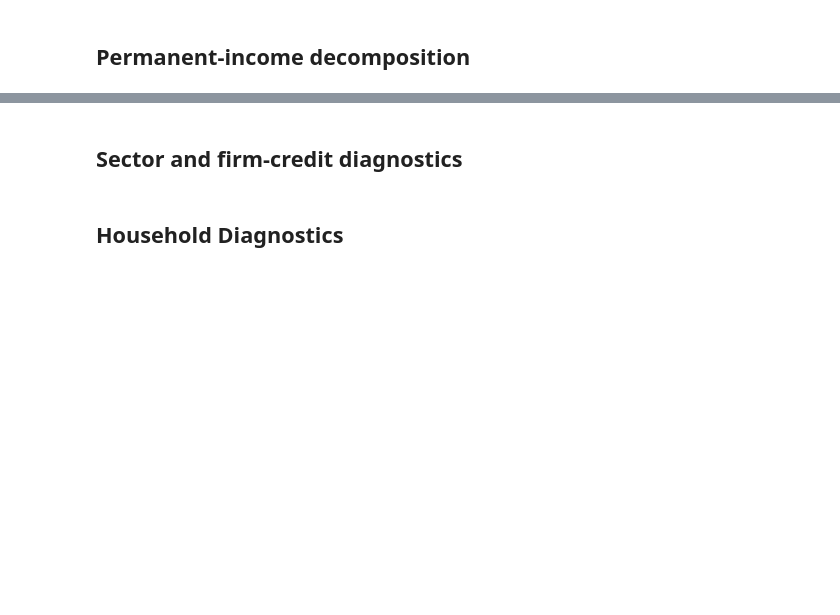
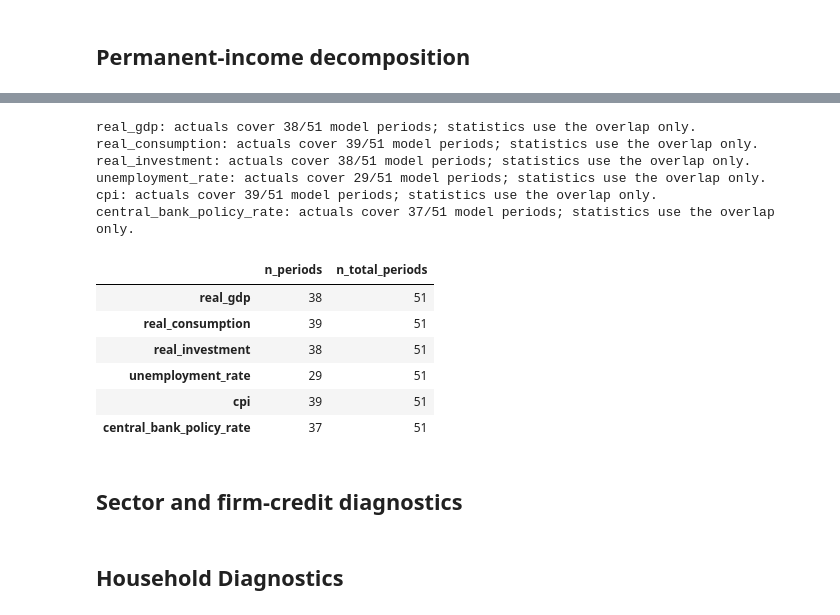
Before and after one commit to INET-Complexity/INET-consumption, a Jupyter notebook: run_model/run_model.ipynb, the cells around one changed output, grey strips where cells are left out. Saved outputs shown, nothing was run; the diff lists cells and outputs as text; code cells hidden in the pictures; blank space fills up the shorter version.

```diff
--- a/run_model/run_model.ipynb
+++ b/run_model/run_model.ipynb
@@ -351,0 +383,25 @@ contributions
+# %%
+from src.validation import build_validation_coverage_table, compute_validation_results
+
+# User settings: how many lags to compute for each statistic.
+MAX_ACF_LAGS = 12
+MAX_CCF_LAGS = 8
+
+validation_results, period_to_date = compute_validation_results(
+    data, df_scenario, COUNTRY, actual_policy_rate, max_acf_lags=MAX_ACF_LAGS, max_ccf_lags=MAX_CCF_LAGS
+)
+build_validation_coverage_table(validation_results, n_total_periods=len(df_scenario.index))
+# %% [output]
+real_gdp: actuals cover 38/51 model periods; statistics use the overlap only.
+real_consumption: actuals cover 39/51 model periods; statistics use the overlap only.
+real_investment: actuals cover 38/51 model periods; statistics use the overlap only.
+unemployment_rate: actuals cover 29/51 model periods; statistics use the overlap only.
+cpi: actuals cover 39/51 model periods; statistics use the overlap only.
+central_bank_policy_rate: actuals cover 37/51 model periods; statistics use the overlap only.
+|  | n_periods | n_total_periods |
+| real_gdp | 38 | 51 |
+| real_consumption | 39 | 51 |
+| real_investment | 38 | 51 |
+| unemployment_rate | 29 | 51 |
+| cpi | 39 | 51 |
+| central_bank_policy_rate | 37 | 51 |
```
Also changed, not shown: parts of 9 cells of this notebook.
